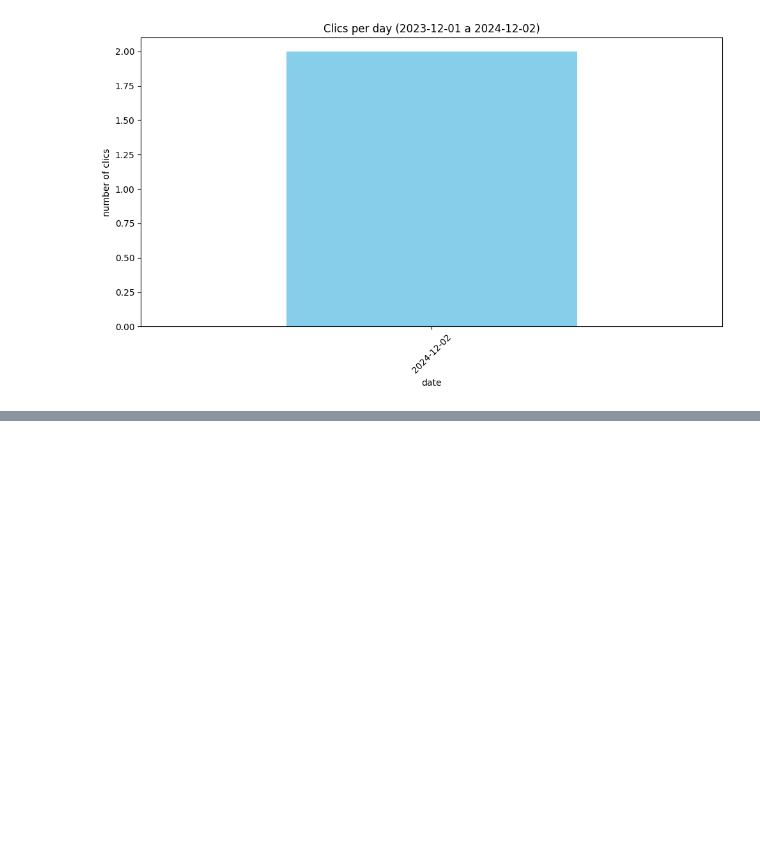
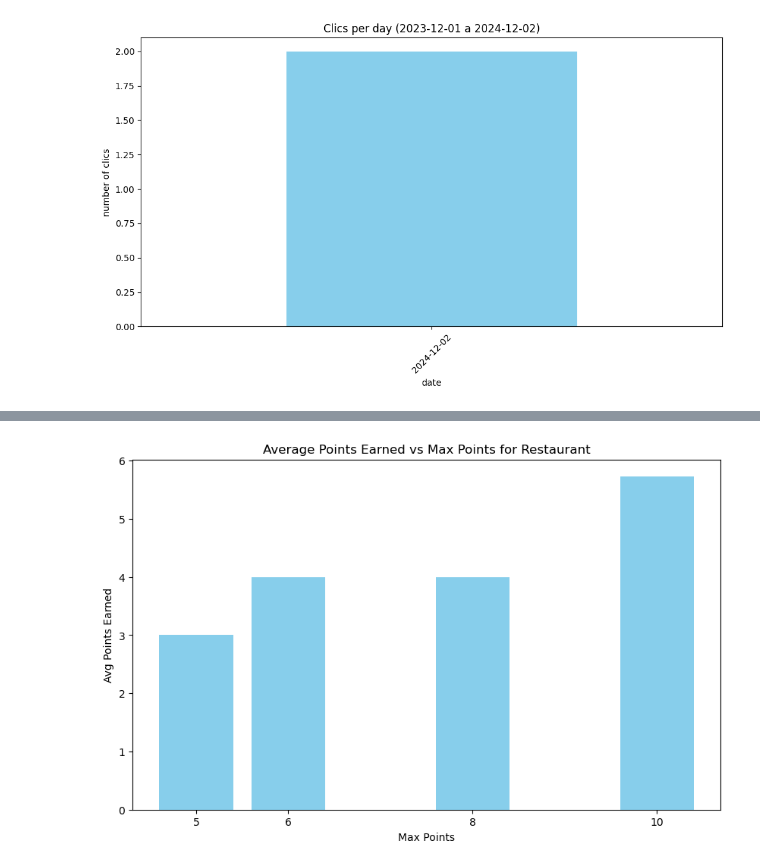
Before and after one commit to MobileDev-SEC02-G21/Senecard_Analytics, a Jupyter notebook: Analytics_Senecard/Sprint4/AnalyticsSprint4Kotlin.ipynb, the cells around one changed output, grey strips where cells are left out. Saved outputs shown, nothing was run; the diff lists cells and outputs as text; code cells hidden in the pictures; blank space fills up the shorter version.

```diff
--- a/Analytics_Senecard/Sprint4/AnalyticsSprint4Kotlin.ipynb
+++ b/Analytics_Senecard/Sprint4/AnalyticsSprint4Kotlin.ipynb
@@ -174,0 +181,91 @@ Mean clicks per day until2023-12-01 to 2024-12-02 es: 2.00
+# %%
+# Import necessary libraries
+from collections import defaultdict
+
+# Step 1: Fetch data from Firestore
+def fetch_firestore_data():
+    # Fetch loyalty cards
+    loyalty_cards_ref = db.collection("loyaltyCards").stream()
+    loyalty_cards = [
+        {
+            "storeId": card.get("storeId"),
+            "maxPoints": card.get("maxPoints"),
+            "points": card.get("points"),
+        }
+        for card in loyalty_cards_ref
+    ]
+
+    # Fetch stores
+    stores_ref = db.collection("stores").stream()
+    stores = [
+        {
+            "id": store.id,
+            "category": store.get("category"),
+        }
+        for store in stores_ref
+    ]
+
+    return loyalty_cards, stores
+
+# Step 2: Analyze optimal loyalty card size
+def analyze_loyalty_cards(loyalty_cards, stores):
+    # Create a mapping of storeId to category
+    store_category_map = {store["id"]: store["category"] for store in stores}
+
+    # Initialize a dictionary to hold metrics for each category and maxPoints
+    category_metrics = defaultdict(lambda: defaultdict(lambda: {"totalCards": 0, "totalPoints": 0}))
+
+    # Aggregate metrics
+    for card in loyalty_cards:
+        store_id = card["storeId"]
+        max_points = card["maxPoints"]
+        points = card["points"]
+
+        # Skip cards with missing data or stores not found in the store-category mapping
+        if not store_id or not max_points or store_id not in store_category_map:
+            continue
+
+        category = store_category_map[store_id]
+
+        # Update metrics
+        category_metrics[category][max_points]["totalCards"] += 1
+        category_metrics[category][max_points]["totalPoints"] += points
+
+    return category_metrics
+
+# Step 3: Calculate average engagement and visualize
+def calculate_and_visualize_metrics(category_metrics):
+    data = []
+
+    print("Category-wise loyalty card performance:")
+    for category, card_sizes in category_metrics.items():
+        print(f"\nCategory: {category}")
+        for max_points, metrics in card_sizes.items():
+            total_cards = metrics["totalCards"]
+            total_points = metrics["totalPoints"]
+            avg_points = total_points / total_cards if total_cards > 0 else 0
+
+            print(f"  - Max Points: {max_points}, Total Cards: {total_cards}, Avg Points Earned: {avg_points:.2f}")
+
+            # Store data for visualization
+            data.append([category, max_points, total_cards, avg_points])
+
+    # Create a DataFrame for visualization
+    df = pd.DataFrame(data, columns=["Category", "Max Points", "Total Cards", "Avg Points Earned"])
+
+    # Visualize the results
+    for category in df["Category"].unique():
+        category_data = df[df["Category"] == category]
+        plt.figure(figsize=(10, 6))
+        plt.bar(category_data["Max Points"], category_data["Avg Points Earned"], color="skyblue")
+        plt.title(f"Average Points Earned vs Max Points for {category}")
+        plt.xlabel("Max Points")
+        plt.ylabel("Avg Points Earned")
+        plt.xticks(category_data["Max Points"])
+        plt.show()
+
+# Main Execution
+loyalty_cards, stores = fetch_firestore_data()
+category_metrics = analyze_loyalty_cards(loyalty_cards, stores)
+calculate_and_visualize_metrics(category_metrics)
+# %% [output]
@@ -174,0 +285 @@ Mean clicks per day until2023-12-01 to 2024-12-02 es: 2.00
+[figure, added]
```
Also changed, not shown: parts of 4 cells of this notebook.
